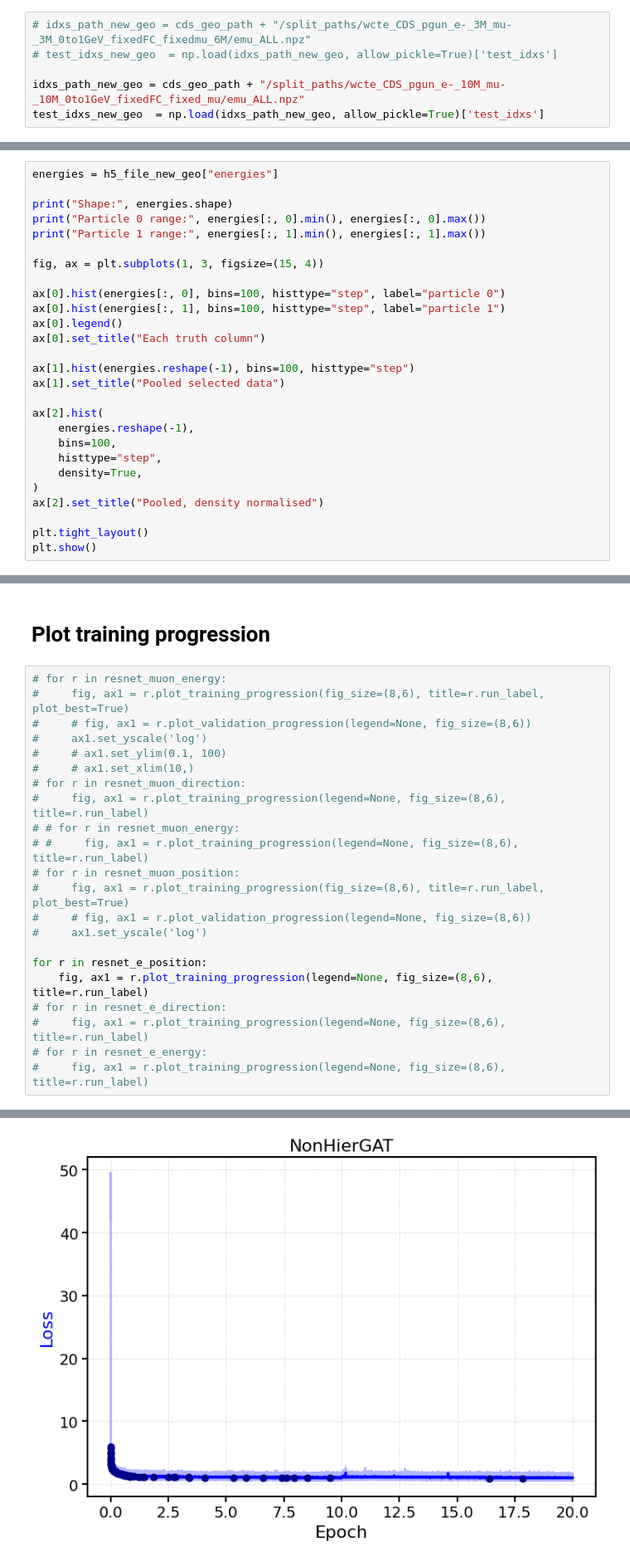
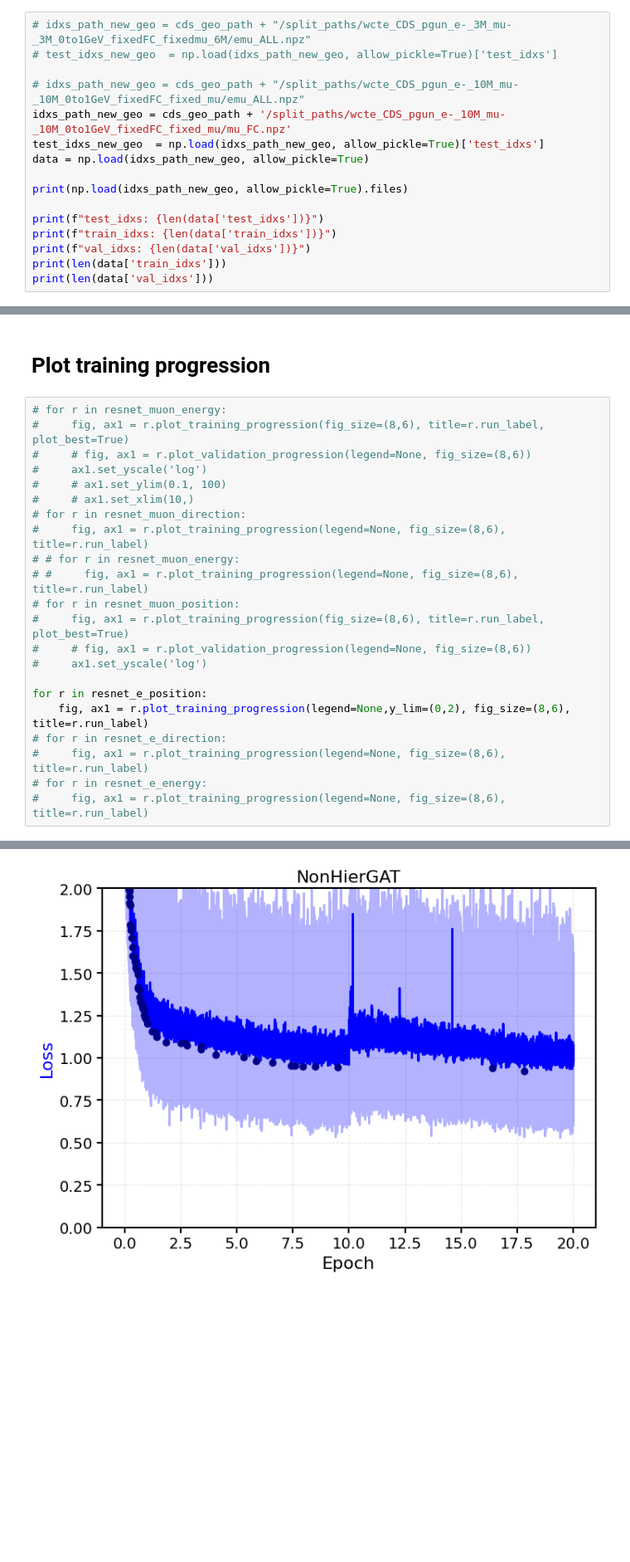
Before and after one commit to cid02219585/WatChMaL, a Jupyter notebook: regression_analysis_hgt.ipynb, the cells around one changed output, grey strips where cells are left out. Shown at 83% size. Cells and saved outputs as stored; diff of their text form; blank space fills up the shorter version.

```diff
--- a/regression_analysis_hgt.ipynb
+++ b/regression_analysis_hgt.ipynb
@@ -65,6 +65,16 @@ cds_geo_path = '/vols/hyperk/WCTE/ML_2025/cds_geometry'
 # idxs_path_new_geo = cds_geo_path + "/split_paths/wcte_CDS_pgun_e-_3M_mu-_3M_0to1GeV_fixedFC_fixedmu_6M/emu_ALL.npz"
 # test_idxs_new_geo  = np.load(idxs_path_new_geo, allow_pickle=True)['test_idxs']
 
-idxs_path_new_geo = cds_geo_path + "/split_paths/wcte_CDS_pgun_e-_10M_mu-_10M_0to1GeV_fixedFC_fixed_mu/emu_ALL.npz"
+# idxs_path_new_geo = cds_geo_path + "/split_paths/wcte_CDS_pgun_e-_10M_mu-_10M_0to1GeV_fixedFC_fixed_mu/emu_ALL.npz"
+idxs_path_new_geo = cds_geo_path + '/split_paths/wcte_CDS_pgun_e-_10M_mu-_10M_0to1GeV_fixedFC_fixed_mu/mu_FC.npz'
 test_idxs_new_geo  = np.load(idxs_path_new_geo, allow_pickle=True)['test_idxs']
+data = np.load(idxs_path_new_geo, allow_pickle=True)
+
+print(np.load(idxs_path_new_geo, allow_pickle=True).files)
+
+print(f"test_idxs: {len(data['test_idxs'])}")
+print(f"train_idxs: {len(data['train_idxs'])}")
+print(f"val_idxs: {len(data['val_idxs'])}")
+print(len(data['train_idxs']))
+print(len(data['val_idxs']))
 # %% [output]
@@ -78,30 +97,3 @@ h5_file_new_geo = h5py.File(data_path_new_geo, "r")
-# %%
-energies = h5_file_new_geo["energies"]
-
-print("Shape:", energies.shape)
-print("Particle 0 range:", energies[:, 0].min(), energies[:, 0].max())
-print("Particle 1 range:", energies[:, 1].min(), energies[:, 1].max())
-
-fig, ax = plt.subplots(1, 3, figsize=(15, 4))
-
-ax[0].hist(energies[:, 0], bins=100, histtype="step", label="particle 0")
-ax[0].hist(energies[:, 1], bins=100, histtype="step", label="particle 1")
-ax[0].legend()
-ax[0].set_title("Each truth column")
-
-ax[1].hist(energies.reshape(-1), bins=100, histtype="step")
-ax[1].set_title("Pooled selected data")
-
-ax[2].hist(
-    energies.reshape(-1),
-    bins=100,
-    histtype="step",
-    density=True,
-)
-ax[2].set_title("Pooled, density normalised")
-
-plt.tight_layout()
-plt.show()
 # %%
 def get_values(h5file,testidxs):
 
@@ -1629,7 +1621,7 @@ resnet_e_energy = [
 #     ax1.set_yscale('log')
 
 for r in resnet_e_position:
-    fig, ax1 = r.plot_training_progression(legend=None, fig_size=(8,6), title=r.run_label)
+    fig, ax1 = r.plot_training_progression(legend=None,y_lim=(0,2), fig_size=(8,6), title=r.run_label)
 # for r in resnet_e_direction:
 #     fig, ax1 = r.plot_training_progression(legend=None, fig_size=(8,6), title=r.run_label)
 # for r in resnet_e_energy:
@@ -1640,4 +1632,4 @@ for r in resnet_e_position:
-[figure, old version]
+[figure, new version]
 # %% [markdown]
 # Energy and position statistics
 # %%
```
Also changed, not shown: parts of 22 cells of this notebook, 4 other files.
